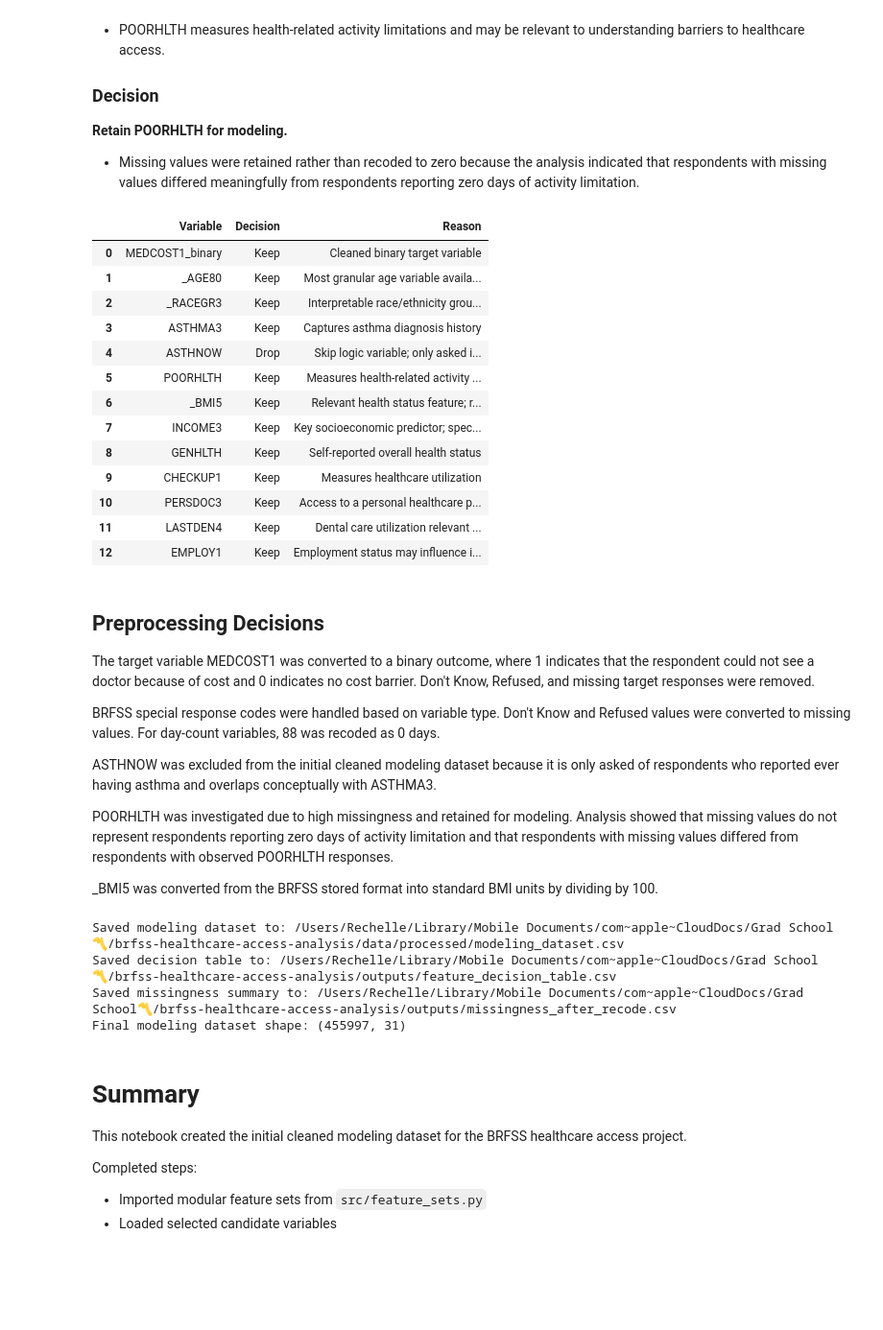
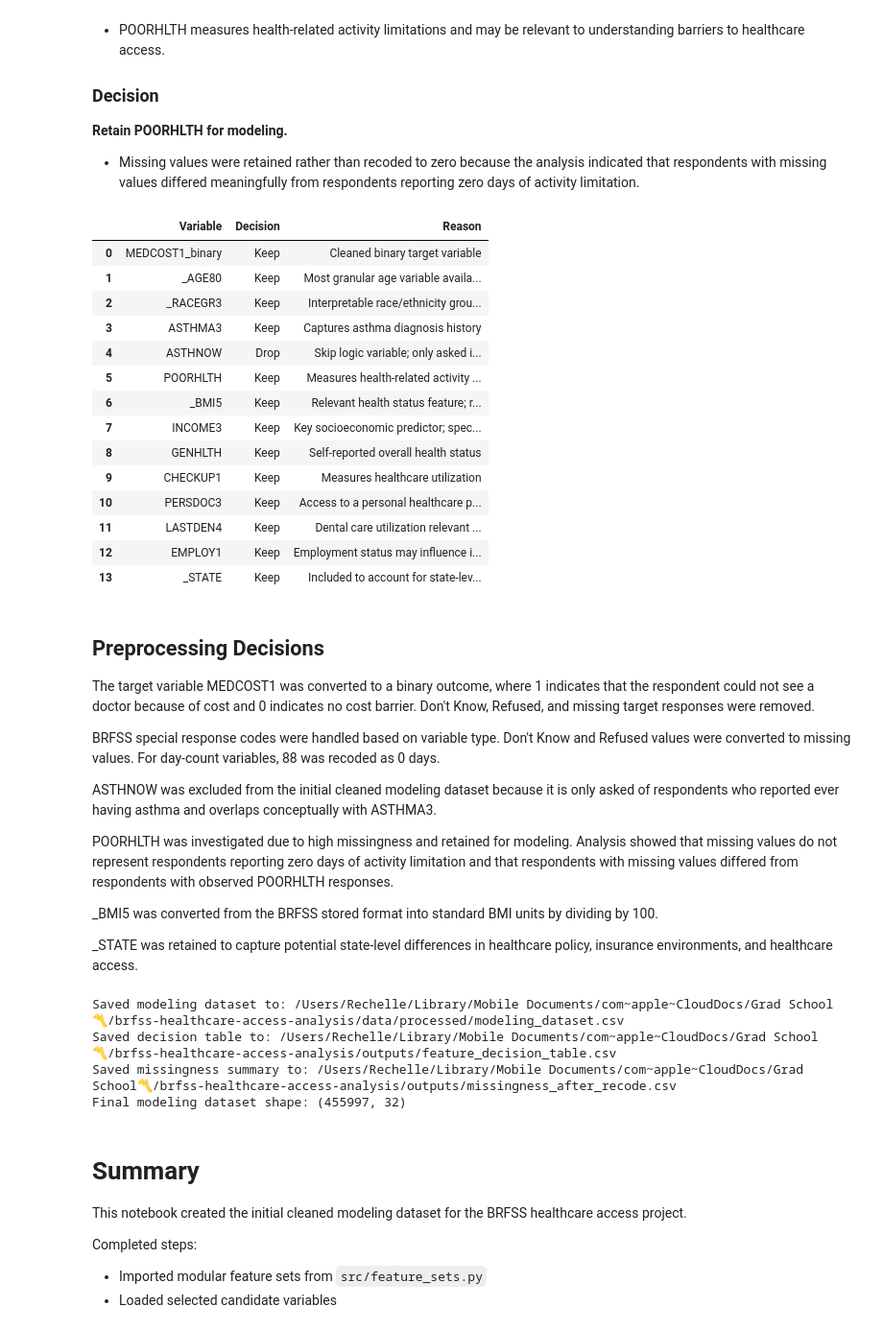
Before and after one commit to rechellet/brfss-healthcare-access-analysis, a Jupyter notebook: notebooks/02_feature_selection_and_preprocessing.ipynb, the cells around one changed output. Shown at 96% size. Saved outputs shown, nothing was run; the diff lists cells and outputs as text; code cells hidden in the pictures; blank space fills up the shorter version.

```diff
--- a/notebooks/02_feature_selection_and_preprocessing.ipynb
+++ b/notebooks/02_feature_selection_and_preprocessing.ipynb
@@ -320,34 +320,36 @@ variable_decisions = pd.DataFrame([
     {"Variable": "MEDCOST1_binary", "Decision": "Keep", "Reason": "Cleaned binary target variable"},
     {"Variable": "_AGE80", "Decision": "Keep", "Reason": "Most granular age variable available; ages 80+ top-coded"},
     {"Variable": "_RACEGR3", "Decision": "Keep", "Reason": "Interpretable race/ethnicity grouping"},
     {"Variable": "ASTHMA3", "Decision": "Keep", "Reason": "Captures asthma diagnosis history"},
     {"Variable": "ASTHNOW", "Decision": "Drop", "Reason": "Skip logic variable; only asked if ASTHMA3 = Yes and adds preprocessing complexity"},
     {"Variable": "POORHLTH", "Decision": "Keep", "Reason": "Measures health-related activity limitations; missingness investigated and variable retained for modeling."},
     {"Variable": "_BMI5", "Decision": "Keep", "Reason": "Relevant health status feature; recoded from BMI*100 to BMI"},
     {"Variable": "INCOME3", "Decision": "Keep", "Reason": "Key socioeconomic predictor; special codes converted to missing"},
     {"Variable": "GENHLTH", "Decision": "Keep", "Reason": "Self-reported overall health status"},
     {"Variable": "CHECKUP1", "Decision": "Keep", "Reason": "Measures healthcare utilization"},
     {"Variable": "PERSDOC3", "Decision": "Keep", "Reason": "Access to a personal healthcare provider"},
     {"Variable": "LASTDEN4", "Decision": "Keep", "Reason": "Dental care utilization relevant to healthcare access"},
-    {"Variable": "EMPLOY1", "Decision": "Keep", "Reason": "Employment status may influence insurance and affordability"}
+    {"Variable": "EMPLOY1", "Decision": "Keep", "Reason": "Employment status may influence insurance and affordability"},
+    {"Variable": "_STATE", "Decision": "Keep", "Reason": "Included to account for state-level differences in healthcare access, policy, and cost environments."}
 ])
 
 variable_decisions
 # %% [output]
 |  | Variable | Decision | Reason |
 | 0 | MEDCOST1_binary | Keep | Cleaned binary target variable |
 | 1 | _AGE80 | Keep | Most granular age variable availa... |
 | 2 | _RACEGR3 | Keep | Interpretable race/ethnicity grou... |
 | 3 | ASTHMA3 | Keep | Captures asthma diagnosis history |
 | 4 | ASTHNOW | Drop | Skip logic variable; only asked i... |
 | 5 | POORHLTH | Keep | Measures health-related activity ... |
 | 6 | _BMI5 | Keep | Relevant health status feature; r... |
 | 7 | INCOME3 | Keep | Key socioeconomic predictor; spec... |
 | 8 | GENHLTH | Keep | Self-reported overall health status |
 | 9 | CHECKUP1 | Keep | Measures healthcare utilization |
 | 10 | PERSDOC3 | Keep | Access to a personal healthcare p... |
 | 11 | LASTDEN4 | Keep | Dental care utilization relevant ... |
 | 12 | EMPLOY1 | Keep | Employment status may influence i... |
+| 13 | _STATE | Keep | Included to account for state-lev... |
 # %% [markdown]
 ## Preprocessing Decisions
 
@@ -360,6 +362,8 @@ ASTHNOW was excluded from the initial cleaned modeling dataset because it is onl
 POORHLTH was investigated due to high missingness and retained for modeling. Analysis showed that missing values do not represent respondents reporting zero days of activity limitation and that respondents with missing values differed from respondents with observed POORHLTH responses.
 
 _BMI5 was converted from the BRFSS stored format into standard BMI units by dividing by 100.
+
+_STATE was retained to capture potential state-level differences in healthcare policy, insurance environments, and healthcare access.
 # %%
 processed_data_path = PROJECT_ROOT / "data" / "processed" / "modeling_dataset.csv"
 decision_table_path = PROJECT_ROOT / "outputs" / "feature_decision_table.csv"
@@ -377,7 +381,7 @@ print("Final modeling dataset shape:", model_df.shape)
 Saved modeling dataset to: /Users/Rechelle/Library/Mobile Documents/com~apple~CloudDocs/Grad School〽️/brfss-healthcare-access-analysis/data/processed/modeling_dataset.csv
 Saved decision table to: /Users/Rechelle/Library/Mobile Documents/com~apple~CloudDocs/Grad School〽️/brfss-healthcare-access-analysis/outputs/feature_decision_table.csv
 Saved missingness summary to: /Users/Rechelle/Library/Mobile Documents/com~apple~CloudDocs/Grad School〽️/brfss-healthcare-access-analysis/outputs/missingness_after_recode.csv
-Final modeling dataset shape: (455997, 31)
+Final modeling dataset shape: (455997, 32)
 # %% [markdown]
 # Summary
 
```
Also changed, not shown: parts of 4 cells of this notebook.
